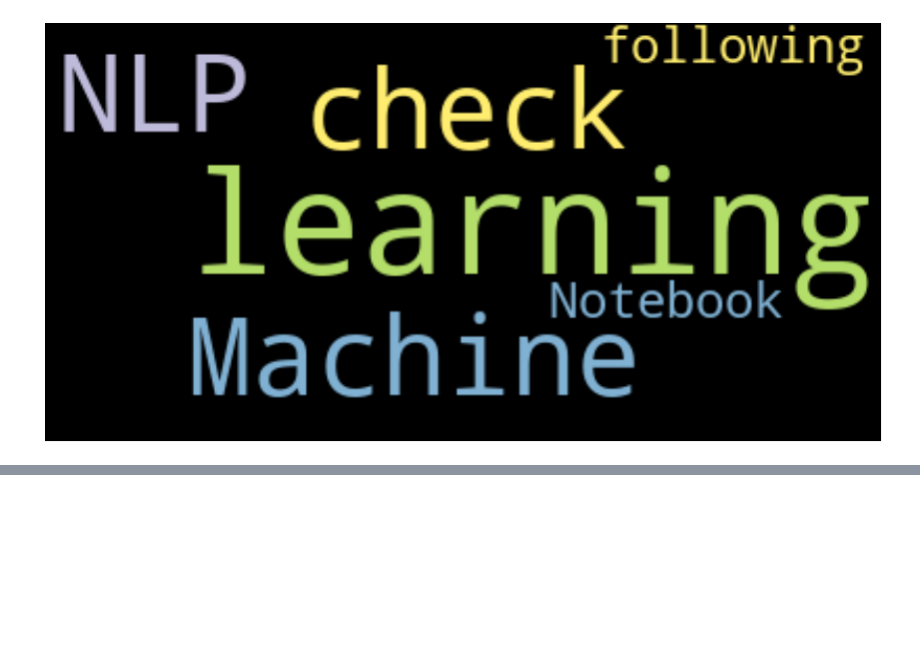
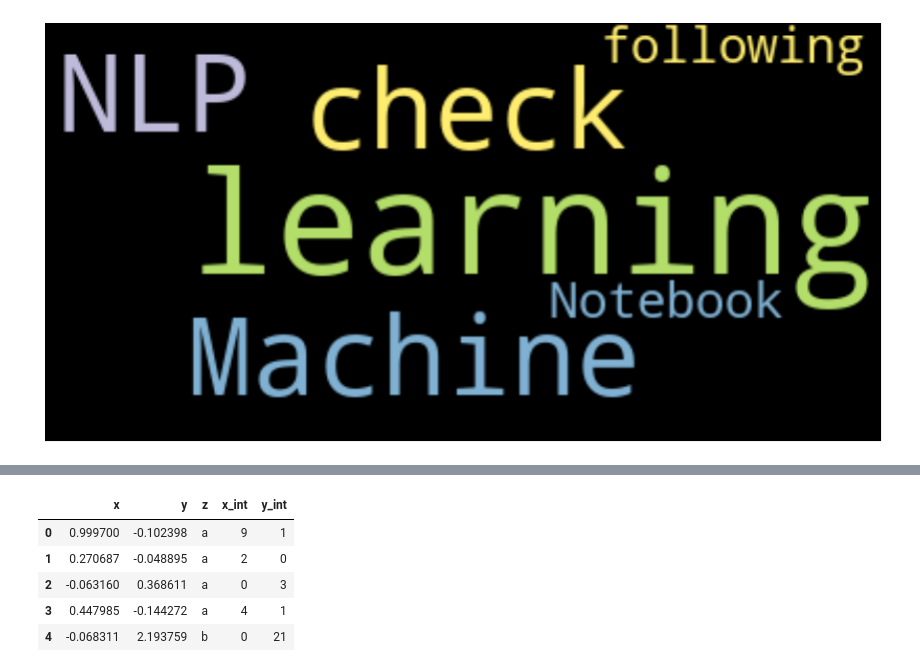
Before and after one commit to smaeyamada/study, a Jupyter notebook: Visualization_from_kaggle.ipynb, the cells around one changed output, grey strips where cells are left out. Cells and saved outputs as stored; diff of their text form; code cells hidden in the pictures; blank space fills up the shorter version.

Commit message:
add code
add pandas_hokeh

```diff
--- a/Visualization_from_kaggle.ipynb
+++ b/Visualization_from_kaggle.ipynb
@@ -375,0 +398,9 @@ plt.show()
+# %%
+import numpy as np
+import pandas as pd
+import pandas_bokeh
+pandas_bokeh.output_notebook()
+pd.set_option('plotting.backend', 'pandas_bokeh')
+# Create Bokeh-Table with DataFrame:
+from bokeh.models.widgets import DataTable, TableColumn
+from bokeh.models import ColumnDataSource
@@ -375,0 +410,9 @@ plt.show()
+# %%
+df.head()
+# %% [output]
+|  | x | y | z | x_int | y_int |
+| 0 | 0.999700 | -0.102398 | a | 9 | 1 |
+| 1 | 0.270687 | -0.048895 | a | 2 | 0 |
+| 2 | -0.063160 | 0.368611 | a | 0 | 3 |
+| 3 | 0.447985 | -0.144272 | a | 4 | 1 |
+| 4 | -0.068311 | 2.193759 | b | 0 | 21 |
```
Also changed, not shown: parts of 5 cells of this notebook.
